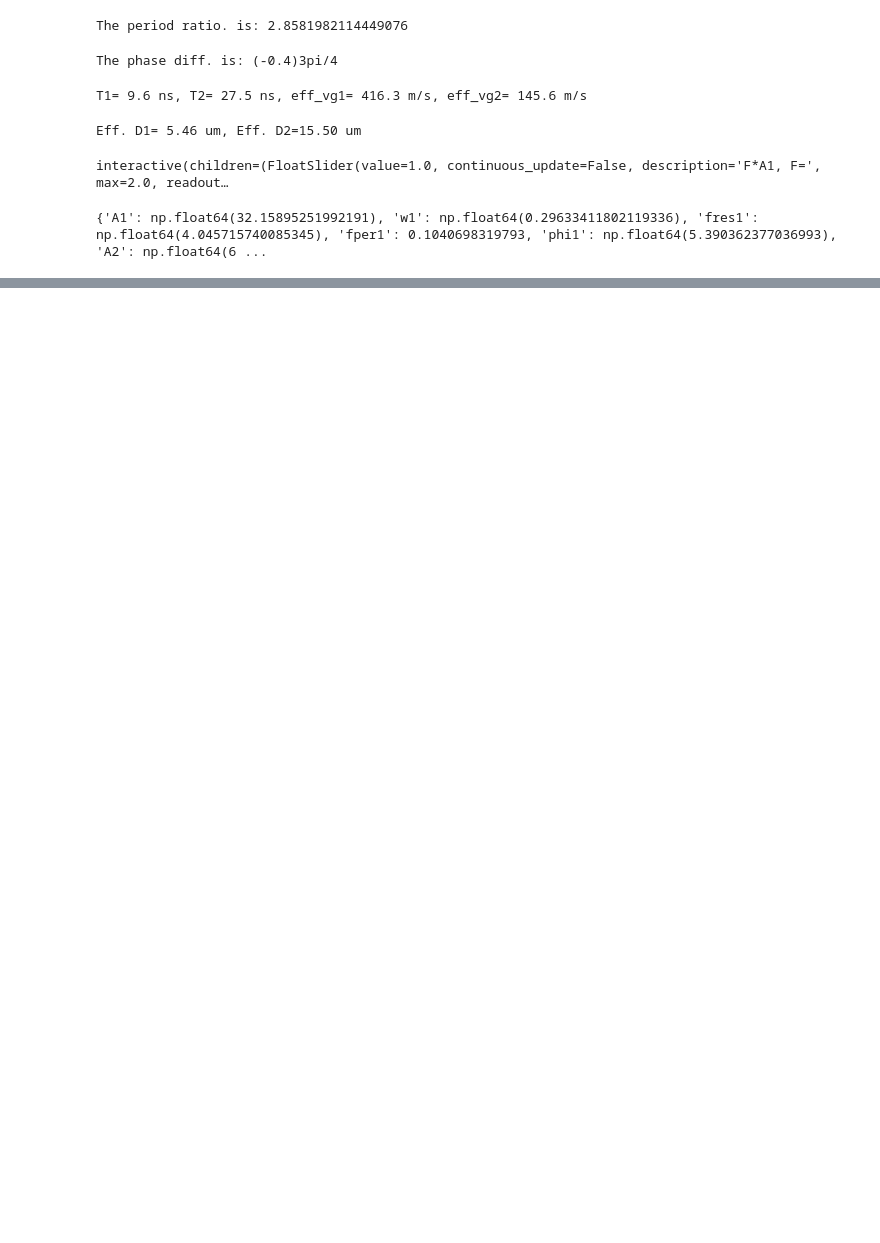
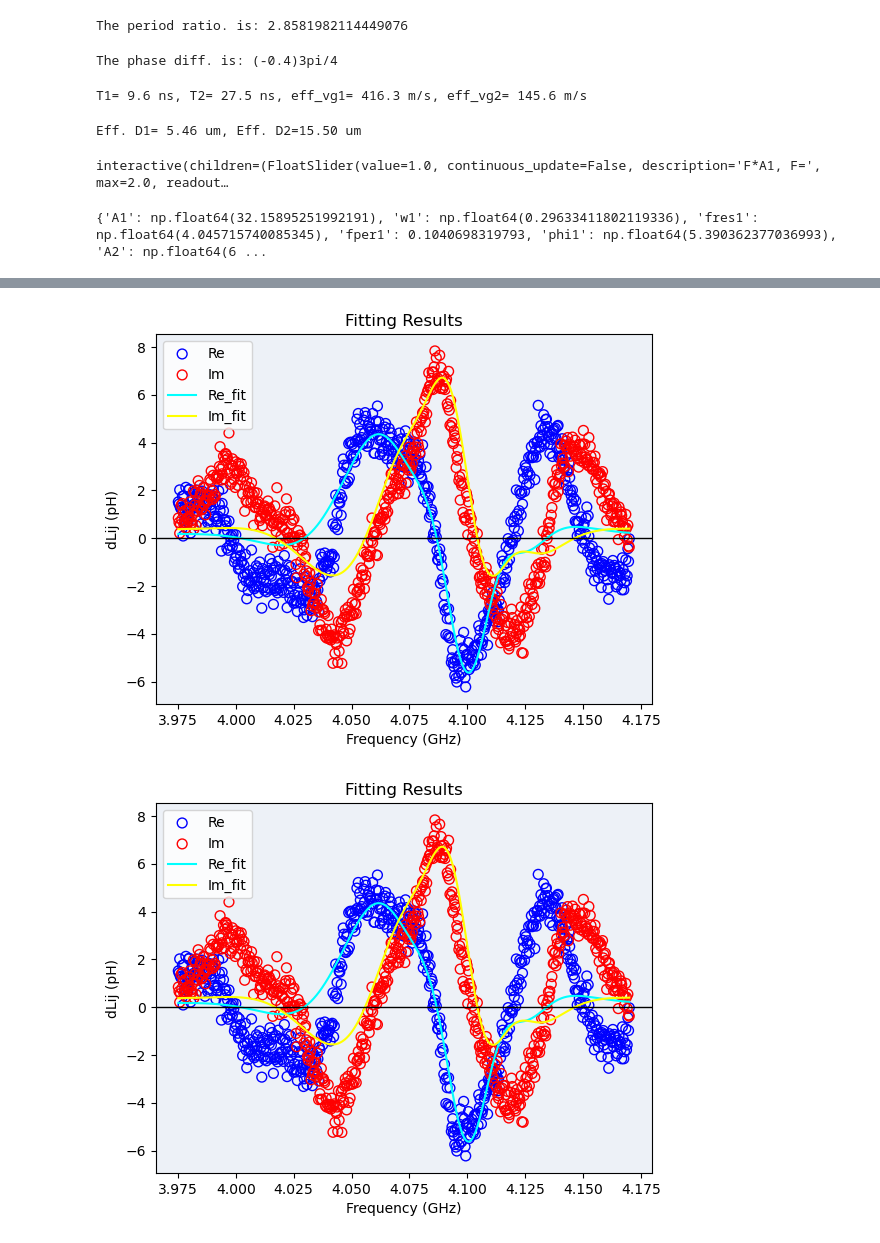
Before and after one commit to FenHarel95/VNA_analysis, a Jupyter notebook: vFZU/Fitting_FMR_lorentzian_vFZU.ipynb, the cells around one changed output, grey strips where cells are left out. Saved outputs shown, nothing was run; the diff lists cells and outputs as text; code cells hidden in the pictures; blank space fills up the shorter version.

```diff
--- a/vFZU/Fitting_FMR_lorentzian_vFZU.ipynb
+++ b/vFZU/Fitting_FMR_lorentzian_vFZU.ipynb
@@ -266,31 +298,34 @@ ini_vals_2 = [131.9209, 0.11, 4.0336, 0.105, 4.1086,
                 94.1063, 0.03, 4.0819, 0.0367, 3.9850, 0, 0]
 
 #A1, w1, fres1, fper1, phi1,
 #A2, w2, fres2, fper2, phi2, re0, im0
 
 #Selec appropiate data to fit
 H_index_1 = 20 #index field to fit
 f_min_2, f_max_2 = 3.975, 4.17  #GHz
 f_array_2 = ansy2.freqs #Select the frequency array
 y_array_re_2, y_array_im_2 = ansy2.dL("12R")[H_index_1], ansy2.dL("12I")[H_index_1] #Select the Re & Im
 
 #Defining fitting object
-model_2 = fits.TwoComplexGaussianSimple()
+model_2 = models.TwoComplexGaussianSimple()
 fitter_2 = fits.ComplexFitter(ini_vals_2, f_min_2, f_max_2,
     f_array_2, y_array_re_2, y_array_im_2, model_2)
 fitter_2.fix(fres1= 4.08, fres2= 4.1,  fper1= 0.1030698319793, fper2=0.0367, w1=0.06, w2=0.03)#fres1= 4.0336, fres2=4.08, fper1= 0.0737,  fper2=0.0367) # fper1= 0.0737,  fper2=0.0367,
                #)#A1=180, A2=180/4, re0=0,im0=0, fper1=0.0669, fper2=0.0669) #Parameters to be fixed, empty otherwise
 
 #Simplex
 opt_p0_2 = fitter_2.simplex_wpm(method='Powell')
 new_p0_2 = np.array(list(opt_p0_2.values()), dtype=float)
 
 #New optimized initial param
 fitter_2.update_p0(new_p0_2, fres1= 4.08, fres2= 4.1,  fper1= 0.1030698319793, fper2=0.0367, w1=0.06, w2=0.03)#, re0=0,im0=0, fper1=0.0669, fper2=0.0669)
 #print(opt_p0_0)
 fitter_2.plot_fit_simplex_wpm()
 
 #Actual fit
 params_2, cov_2 = fitter_2.fit(simplex_b=False)
 fitter_2.plot_fit()
 fitter_2.summary()
+# %% [output]
+[figure, added]
+[figure, added]
```
Also changed, not shown: parts of 23 cells of this notebook.
